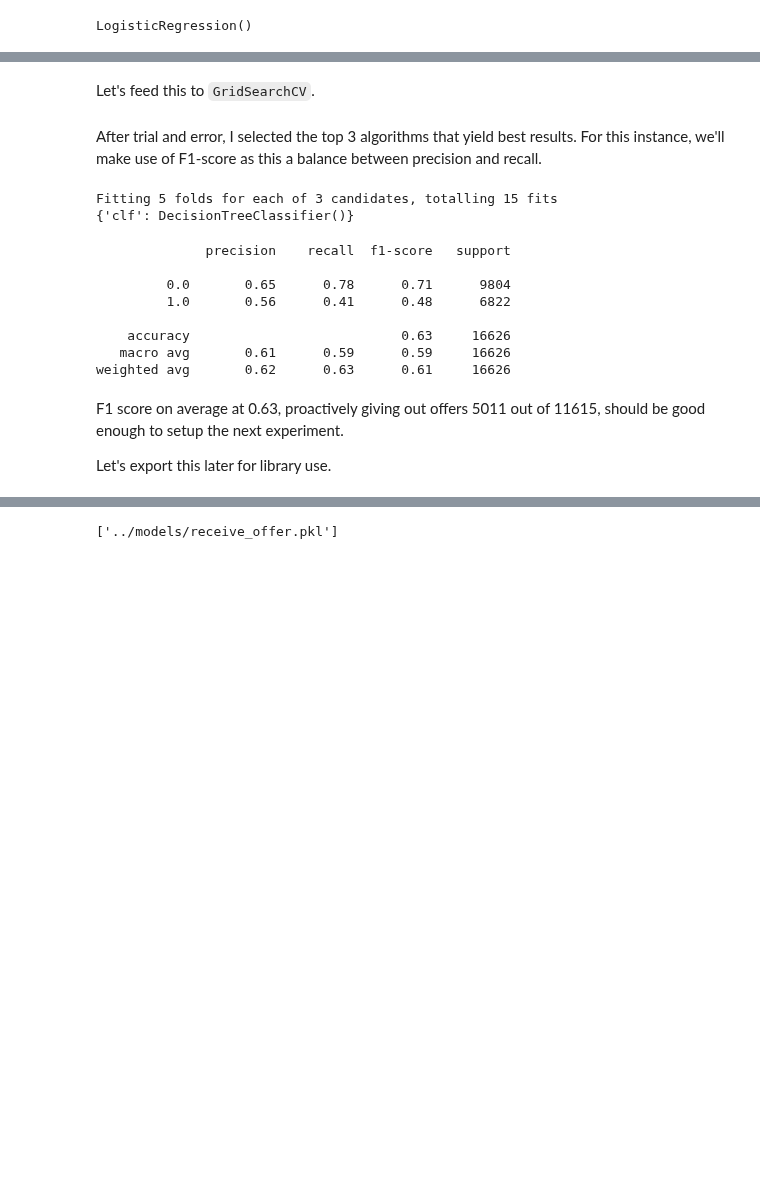
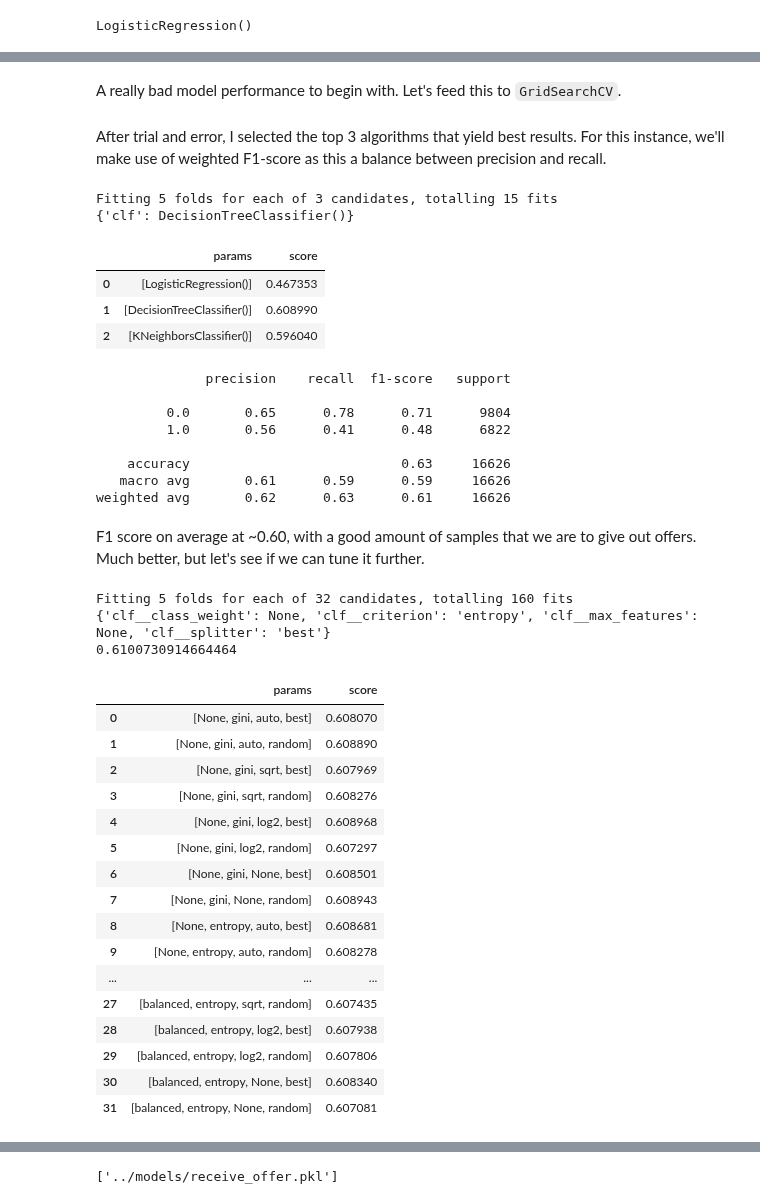
Before and after one commit to netxph/sb-capstone, a Jupyter notebook: notebooks/06 - Predictive and Modelling.ipynb, the cells around one changed output, grey strips where cells are left out. Saved outputs shown, nothing was run; the diff lists cells and outputs as text; code cells hidden in the pictures; blank space fills up the shorter version.

```diff
--- a/notebooks/06 - Predictive and Modelling.ipynb
+++ b/notebooks/06 - Predictive and Modelling.ipynb
@@ -218,5 +228,5 @@ weighted avg       0.93      0.59      0.71     16626
 # %% [markdown]
-Let's feed this to `GridSearchCV`.
+A really bad model performance to begin with. Let's feed this to `GridSearchCV`.
 # %%
 from sklearn.pipeline import Pipeline
 
@@ -224,7 +234,7 @@ pipeline = Pipeline([
     ("clf", LogisticRegression())
 ])
 # %% [markdown]
-After trial and error, I selected the top 3 algorithms that yield best results. For this instance, we'll make use of F1-score as this a balance between precision and recall.
+After trial and error, I selected the top 3 algorithms that yield best results. For this instance, we'll make use of weighted F1-score as this a balance between precision and recall.
 # %%
 from sklearn.tree import DecisionTreeClassifier
 from sklearn.neighbors import KNeighborsClassifier
@@ -239,12 +249,19 @@ parameters_clf = {
 # %%
 from sklearn.model_selection import GridSearchCV
 
-cv = GridSearchCV(pipeline, parameters_clf, verbose=1)
+cv = GridSearchCV(pipeline, parameters_clf, scoring="f1_weighted", verbose=1)
 cv.fit(X_train, y_train)
 print(cv.best_params_)
 # %% [output]
 Fitting 5 folds for each of 3 candidates, totalling 15 fits
 {'clf': DecisionTreeClassifier()}
+# %%
+get_cv_results(cv)
+# %% [output]
+|  | params | score |
+| 0 | [LogisticRegression()] | 0.467353 |
+| 1 | [DecisionTreeClassifier()] | 0.608990 |
+| 2 | [KNeighborsClassifier()] | 0.596040 |
 # %%
 y_pred = cv.predict(X_test)
 
@@ -258,7 +275,46 @@ print(classification_report(y_test, y_pred))
     accuracy                           0.63     16626
    macro avg       0.61      0.59      0.59     16626
 weighted avg       0.62      0.63      0.61     16626
-# %% [markdown]
-F1 score on average at 0.63, proactively giving out offers 5011 out of 11615, should be good enough to setup the next experiment.
-
-Let's export this later for library use.
+# %% [markdown]
+F1 score on average at ~0.60, with a good amount of samples that we are to give out offers. Much better, but let's see if we can tune it further.
+# %%
+pipeline = Pipeline([
+    ("clf", DecisionTreeClassifier())
+])
+
+parameters_dt = {
+    "clf__criterion": ["gini", "entropy"],
+    "clf__splitter": ["best", "random"],
+    "clf__max_features": ["auto", "sqrt", "log2", None],
+    "clf__class_weight": [None, "balanced"]
+}
+
+cv = GridSearchCV(pipeline, parameters_dt, scoring="f1_weighted", verbose=1)
+cv.fit(X_train, y_train)
+
+print(cv.best_params_)
+print(cv.best_score_)
+# %% [output]
+Fitting 5 folds for each of 32 candidates, totalling 160 fits
+{'clf__class_weight': None, 'clf__criterion': 'entropy', 'clf__max_features': None, 'clf__splitter': 'best'}
+0.6100730914664464
+# %%
+get_cv_results(cv)
+# %% [output]
+|  | params | score |
+| 0 | [None, gini, auto, best] | 0.608070 |
+| 1 | [None, gini, auto, random] | 0.608890 |
+| 2 | [None, gini, sqrt, best] | 0.607969 |
+| 3 | [None, gini, sqrt, random] | 0.608276 |
+| 4 | [None, gini, log2, best] | 0.608968 |
+| 5 | [None, gini, log2, random] | 0.607297 |
+| 6 | [None, gini, None, best] | 0.608501 |
+| 7 | [None, gini, None, random] | 0.608943 |
+| 8 | [None, entropy, auto, best] | 0.608681 |
+| 9 | [None, entropy, auto, random] | 0.608278 |
+| ... | ... | ... |
+| 27 | [balanced, entropy, sqrt, random] | 0.607435 |
+| 28 | [balanced, entropy, log2, best] | 0.607938 |
+| 29 | [balanced, entropy, log2, random] | 0.607806 |
+| 30 | [balanced, entropy, None, best] | 0.608340 |
+| 31 | [balanced, entropy, None, random] | 0.607081 |
```
Also changed, not shown: parts of 14 cells of this notebook, 5 other files.
